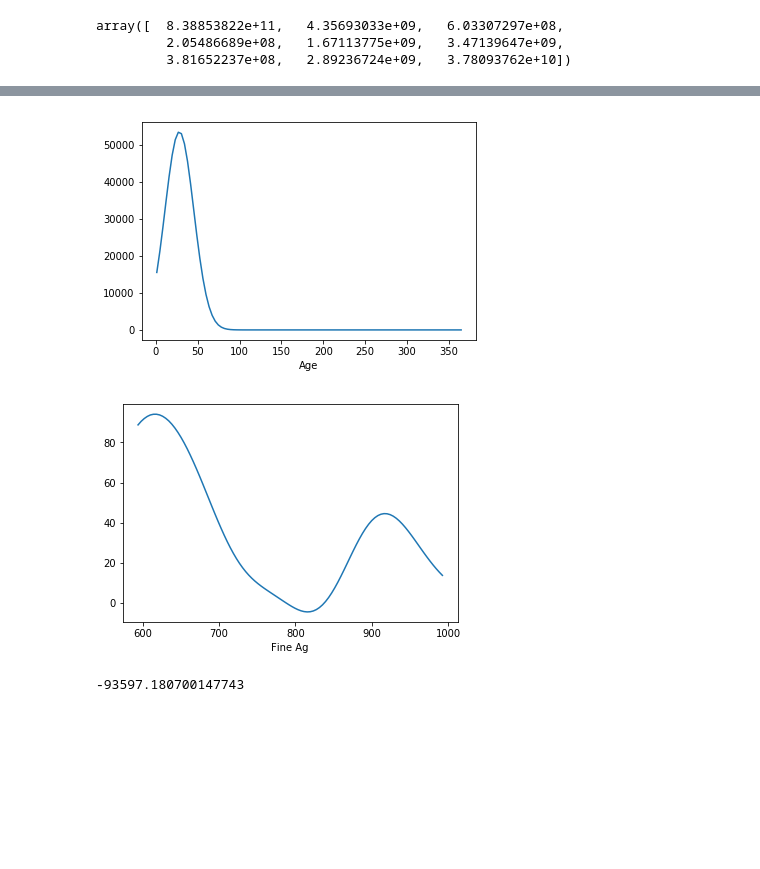
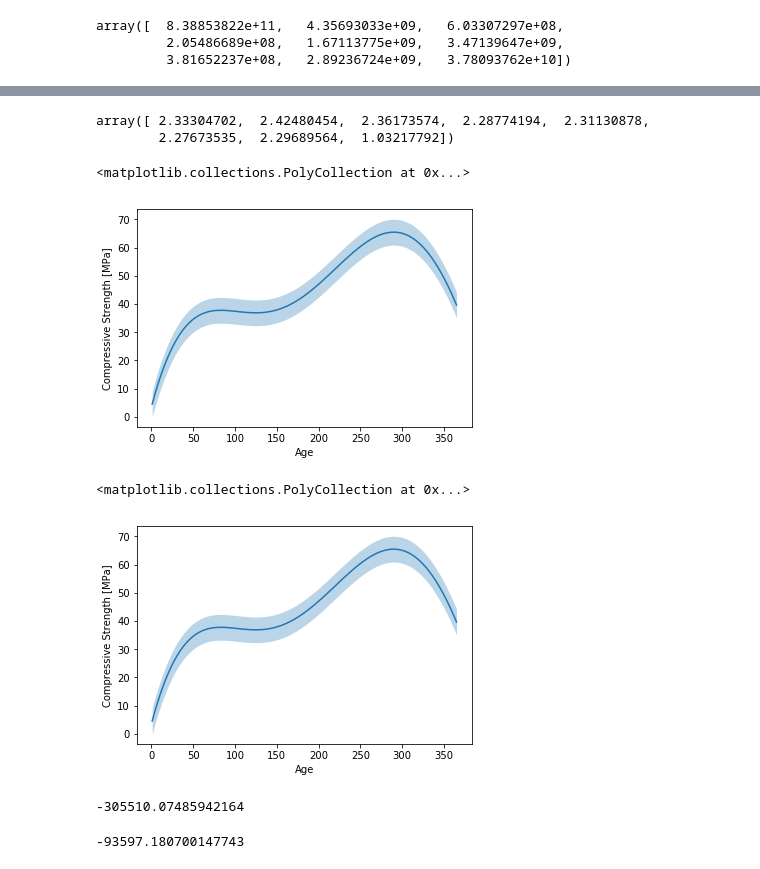
Before and after one commit to transientlunatic/heron, a Jupyter notebook: notebooks/Heron Data.ipynb, the cells around one changed output, grey strips where cells are left out. Cells and saved outputs as stored; diff of their text form; code cells hidden in the pictures; blank space fills up the shorter version.

Commit message:
Added more heron data.

```diff
--- a/notebooks/Heron Data.ipynb
+++ b/notebooks/Heron Data.ipynb
@@ -116,32 +84,51 @@ array([   1.        ,    4.67676768,    8.35353535,   12.03030303,
+# %%
+q[1][0]
+# %% [output]
+array([ 2.33304702,  2.42480454,  2.36173574,  2.28774194,  2.31130878,
+        2.27673535,  2.29689564,  1.03217792])
 # %%
-h = gp.kernel.hyper
-h[0] = 3000
+#h = q
 #gp.set_hyperparameters(h)
 i = 7
-new_point = np.atleast_2d(gp.training_data[1])
+new_point = np.atleast_2d(gp.training_data[10])
 new_point = np.tile(new_point, (100,1))
 new_point[:,i] = np.linspace(0,1,100)
 pred = gp.prediction(new_point)
 x = gp.training_object.denormalise(new_point, gp.training_object.targets_scale)[:,i]
 plt.plot(x, pred[0])
 plt.xlabel(gp.training_object.target_names[i])
+plt.ylabel("Compressive Strength [MPa]")
 err = np.diag(pred[1])
-#plt.fill_between(x, pred[0] - err, pred[0] + err)
+err = gp.training_object.denormalise(err, gp.training_object.labels_scale)
+err *= 1.96
+plt.fill_between(x, pred[0] - err, pred[0] + err , alpha = 0.3)
 # %% [output]
+<matplotlib.collections.PolyCollection at 0x...>
-[figure, old version]
+[figure, new version]
 # %%
-i = 6
-new_point = np.atleast_2d(gp.training_data[1])
+#h = q
+#gp.set_hyperparameters(h)
+i = -1
+new_point = np.atleast_2d(gp.training_data[10])
 new_point = np.tile(new_point, (100,1))
 new_point[:,i] = np.linspace(0,1,100)
 pred = gp.prediction(new_point)
 x = gp.training_object.denormalise(new_point, gp.training_object.targets_scale)[:,i]
 plt.plot(x, pred[0])
 plt.xlabel(gp.training_object.target_names[i])
+plt.ylabel("Compressive Strength [MPa]")
 err = np.diag(pred[1])
-#plt.fill_between(x, pred[0] - err, pred[0] + err)
+err = gp.training_object.denormalise(err, gp.training_object.labels_scale)
+err *= 1.96
+plt.fill_between(x, pred[0] - err, pred[0] + err , alpha = 0.3)
 # %% [output]
+<matplotlib.collections.PolyCollection at 0x...>
-[figure, old version]
+[figure, new version]
+# %%
+
+gp.loglikelihood()
+# %% [output]
+-305510.07485942164
 # %%
 h = gp.kernel.hyper
 h[0] = 9000
```
Also changed, not shown: parts of 13 cells of this notebook.
